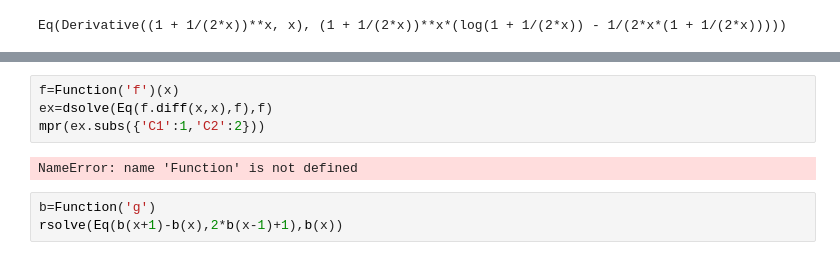
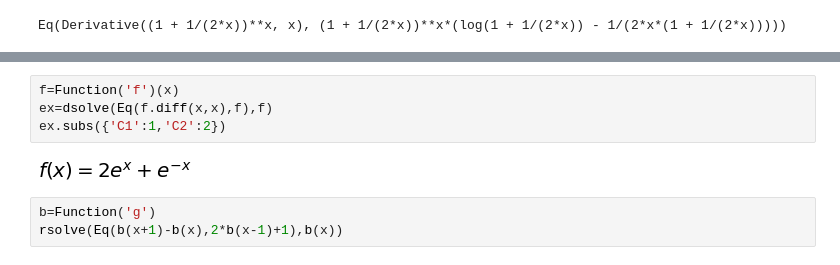
Before and after one commit to tg2019303/TGScripts, a Jupyter notebook: JupyterNotes/HH.ipynb, the cells around one changed output, grey strips where cells are left out. Cells and saved outputs as stored; diff of their text form.

Commit message:
edited HH.ipynb solved errors to look pretty.

```diff
--- a/JupyterNotes/HH.ipynb
+++ b/JupyterNotes/HH.ipynb
@@ -64,9 +64,9 @@ NameError: name 'x' is not defined
 # %%
 f=Function('f')(x)
 ex=dsolve(Eq(f.diff(x,x),f),f)
-mpr(ex.subs({'C1':1,'C2':2}))
+ex.subs({'C1':1,'C2':2})
 # %% [output]
-NameError: name 'Function' is not defined
+[figure, added]
 # %%
 b=Function('g')
 rsolve(Eq(b(x+1)-b(x),2*b(x-1)+1),b(x))
```
Also changed, not shown: parts of 1 cell of this notebook.
